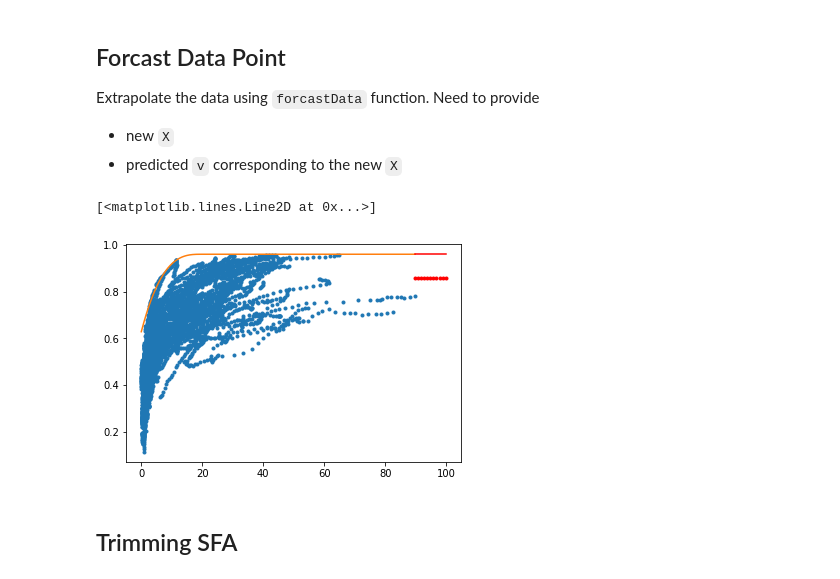
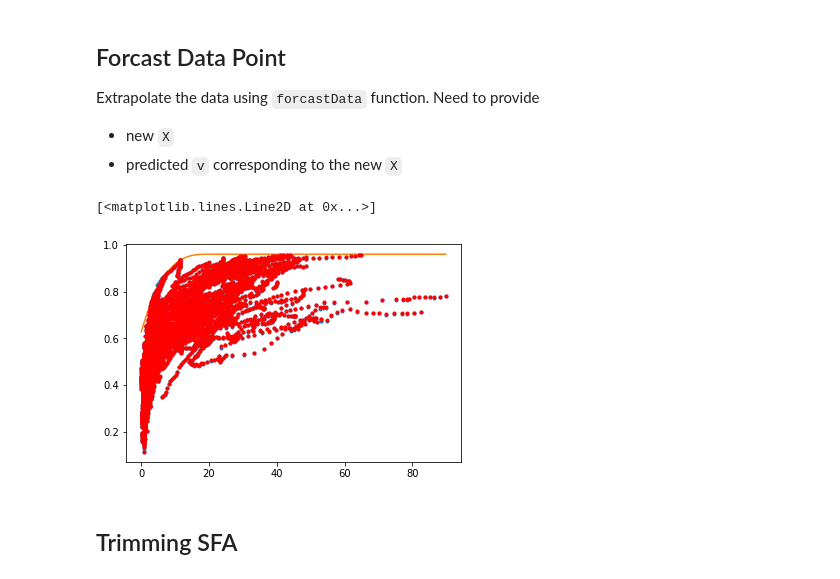
Before and after one commit to UW-AMO/StochasticFrontier, a Jupyter notebook: example/example_uhc.ipynb, the cells around one changed output. Drawn from its saved outputs; the diff is of its cells as text; code cells hidden in the pictures.

```diff
--- a/example/example_uhc.ipynb
+++ b/example/example_uhc.ipynb
@@ -99,21 +100,20 @@ Extrapolate the data using `forcastData` function. Need to provide
 * new `X`
 * predicted `v` corresponding to the new `X`
 # %%
-x_new = np.linspace(x.max(), x.max() + 10, 11)
-X_new = x_new.reshape(11, 1)
+x_new = x.copy()
+X_new = x_new.reshape(x.size, 1)
 # pretend the predict v value to be 0.1
-v_new = np.repeat(0.1, 11)
+v_new = sfa.v_soln.copy()
 # %%
 # call forcastData function
 y_new = sfa.forcastData(X_new, v_new, add_intercept_to_x=True)
 # %%
 plt.plot(x, sfa.Y, '.')
 plt.plot(x, sfa.X.dot(sfa.beta_soln))
-plt.plot(x_new, y_new + v_new, 'r')
 plt.plot(x_new, y_new, '.r')
 # %% [output]
 [<matplotlib.lines.Line2D at 0x...>]
-[figure, old version]
+[figure, new version]
 # %% [markdown]
 ## Trimming SFA
 # %%
```
Also changed, not shown: parts of 3 cells of this notebook.
